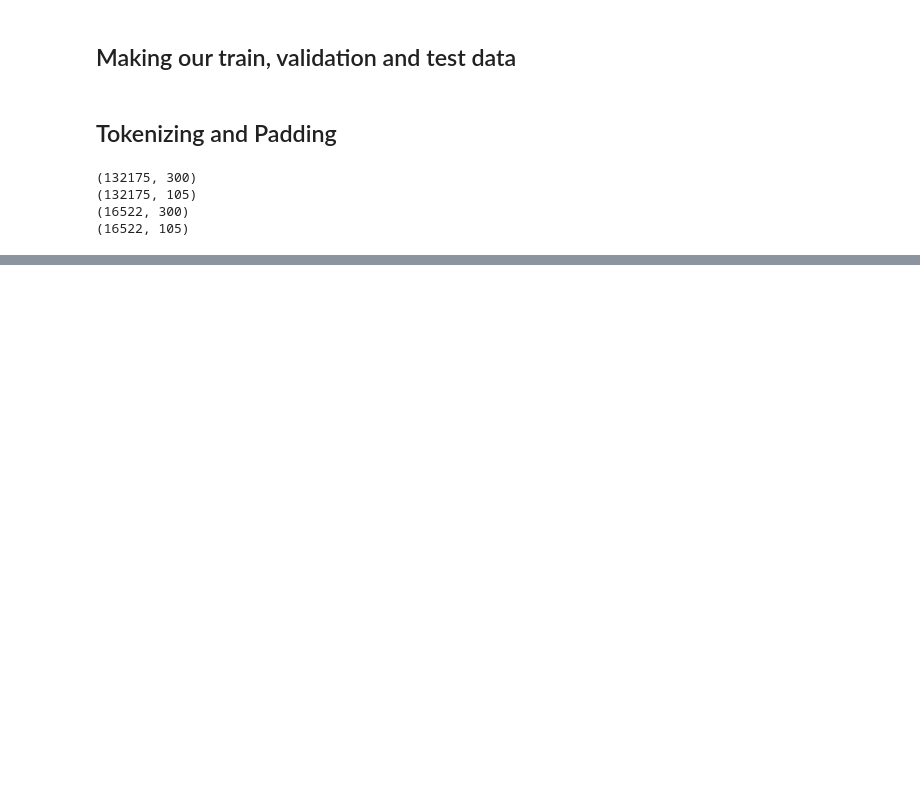
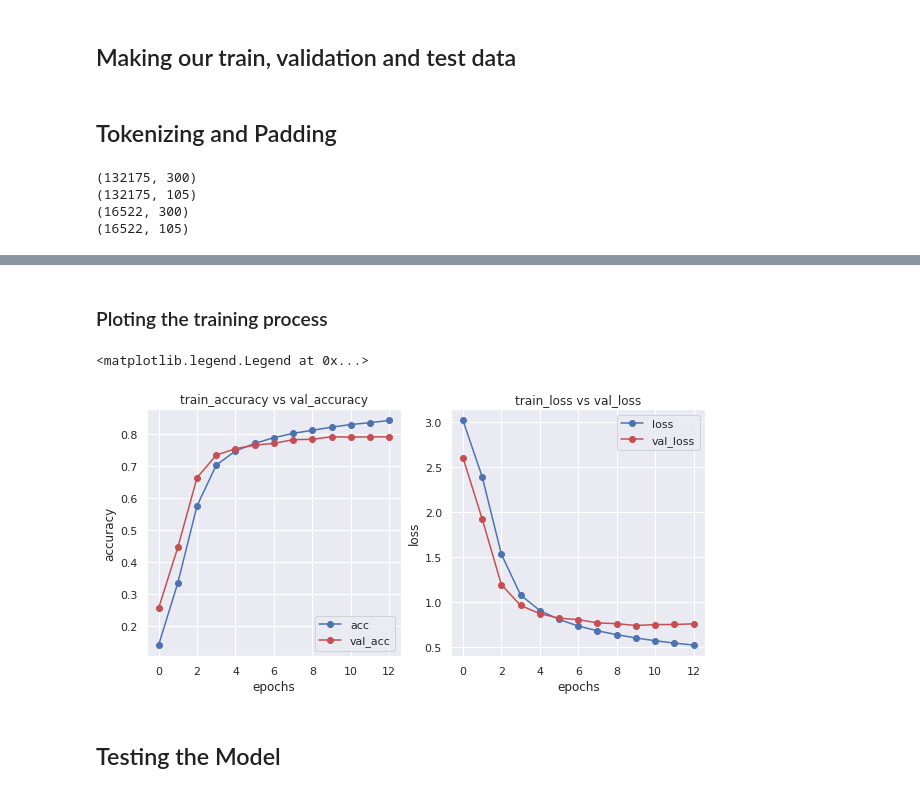
Before and after one commit to AmirHajimohamadi/nlp, a Jupyter notebook: exercise2/text_classification.ipynb, the cells around one changed output, grey strips where cells are left out. Saved outputs shown, nothing was run; the diff lists cells and outputs as text; code cells hidden in the pictures; blank space fills up the shorter version.

Commit message:
Training and testing section added

```diff
--- a/exercise2/text_classification.ipynb
+++ b/exercise2/text_classification.ipynb
@@ -212,0 +215,14 @@ embedding_dim = 50
+# %%
+early_stop=tf.keras.callbacks.EarlyStopping(monitor='val_loss', patience=3, min_delta=0.0001)
+
+tf.keras.backend.clear_session()
+model = keras.models.Sequential([
+
+        Embedding(num_tokens, embedding_dim, input_length = max_length),
+        keras.layers.LSTM(256, dropout = 0.6),
+        keras.layers.Dense(number_of_unique_cat, activation="softmax")
+
+        ])
+
+
+model.summary()
@@ -212,0 +256,8 @@ embedding_dim = 50
+# %%
+opt = keras.optimizers.Adam(learning_rate=0.001)
+model.compile(loss="categorical_crossentropy", optimizer=opt, metrics=["accuracy"])
+history = model.fit( train_set,train_label,
+                     batch_size = 32,
+                     validation_data = (val_set , val_label),
+                     validation_steps = len(val_set)//32, epochs=20,
+                     callbacks=  early_stop )
@@ -212,0 +285,29 @@ embedding_dim = 50
+# %% [markdown]
+### Ploting the training process
+# %%
+fig = plt.figure(figsize=(10,10))
+
+# Plot accuracy
+plt.subplot(221)
+plt.plot(history.history['accuracy'],'bo-', label = "acc")
+plt.plot(history.history['val_accuracy'], 'ro-', label = "val_acc")
+plt.title("train_accuracy vs val_accuracy")
+plt.ylabel("accuracy")
+plt.xlabel("epochs")
+plt.grid(True)
+plt.legend()
+
+# Plot loss function
+plt.subplot(222)
+plt.plot(history.history['loss'],'bo-', label = "loss")
+plt.plot(history.history['val_loss'], 'ro-', label = "val_loss")
+plt.title("train_loss vs val_loss")
+plt.ylabel("loss")
+plt.xlabel("epochs")
+plt.grid(True)
+plt.legend()
+# %% [output]
+<matplotlib.legend.Legend at 0x...>
+[figure, added]
+# %% [markdown]
+## Testing the Model
```
Also changed, not shown: parts of 9 cells of this notebook.
